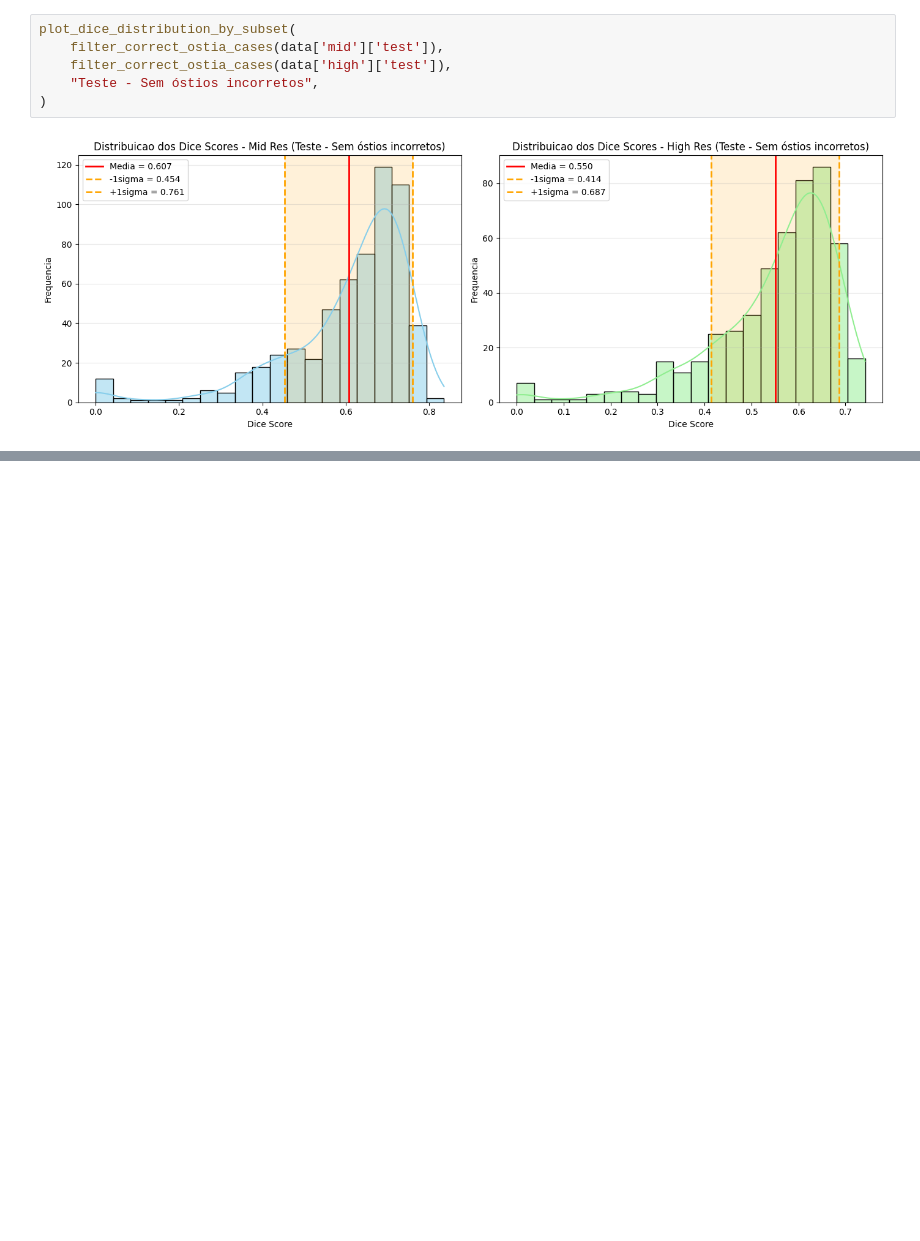
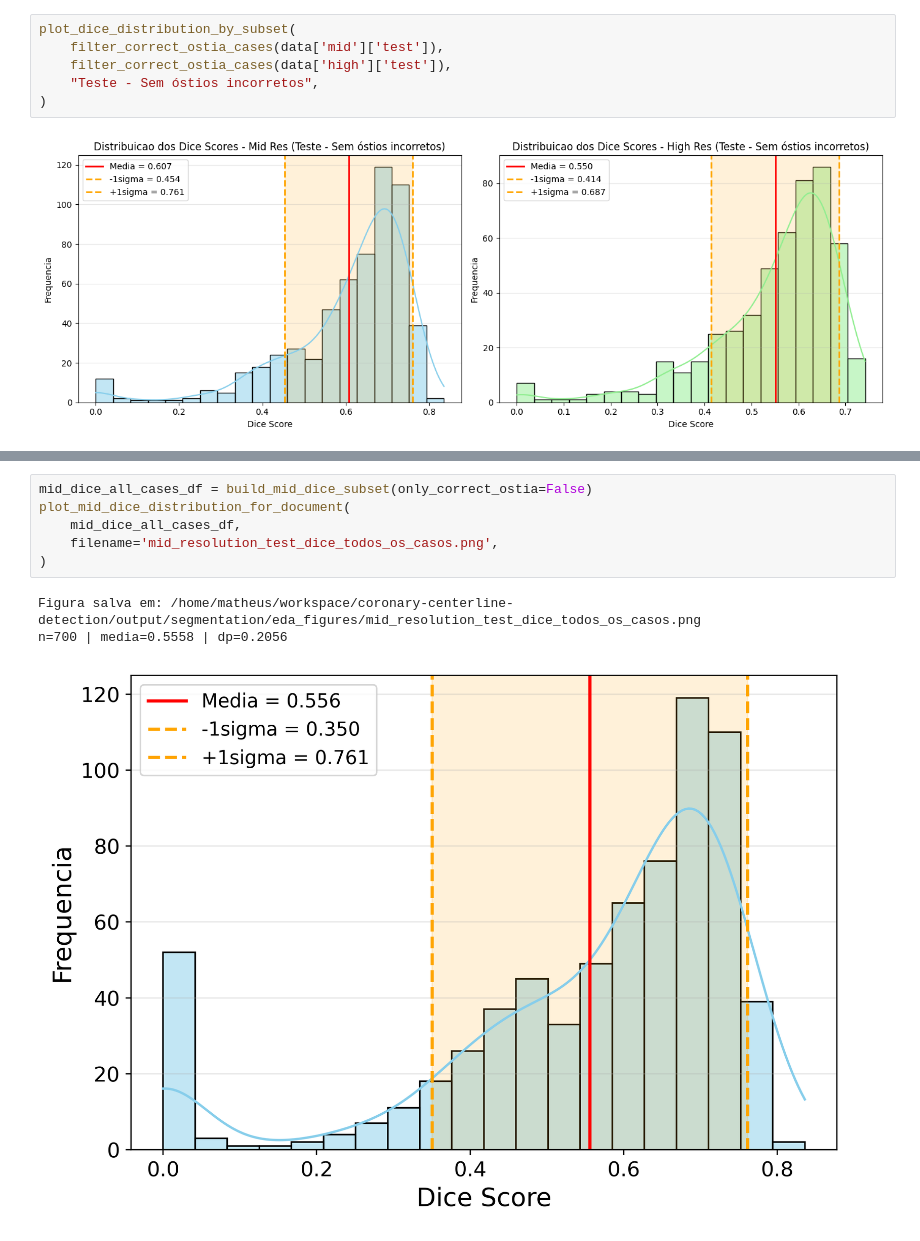
Before and after one commit to matheusssilva991/coronary-centerline-detection, a Jupyter notebook: src/eda/eda_segmentacao.ipynb, the cells around one changed output, grey strips where cells are left out. Saved outputs shown, nothing was run; the diff lists cells and outputs as text; blank space fills up the shorter version.

```diff
--- a/src/eda/eda_segmentacao.ipynb
+++ b/src/eda/eda_segmentacao.ipynb
@@ -230,0 +307,10 @@ plot_dice_distribution_by_subset(
+# %%
+mid_dice_all_cases_df = build_mid_dice_subset(only_correct_ostia=False)
+plot_mid_dice_distribution_for_document(
+    mid_dice_all_cases_df,
+    filename='mid_resolution_test_dice_todos_os_casos.png',
+)
+# %% [output]
+Figura salva em: /home/matheus/workspace/coronary-centerline-detection/output/segmentation/eda_figures/mid_resolution_test_dice_todos_os_casos.png
+n=700 | media=0.5558 | dp=0.2056
+[figure, added]
```
Also changed, not shown: parts of 3 cells of this notebook, 3 other files.
